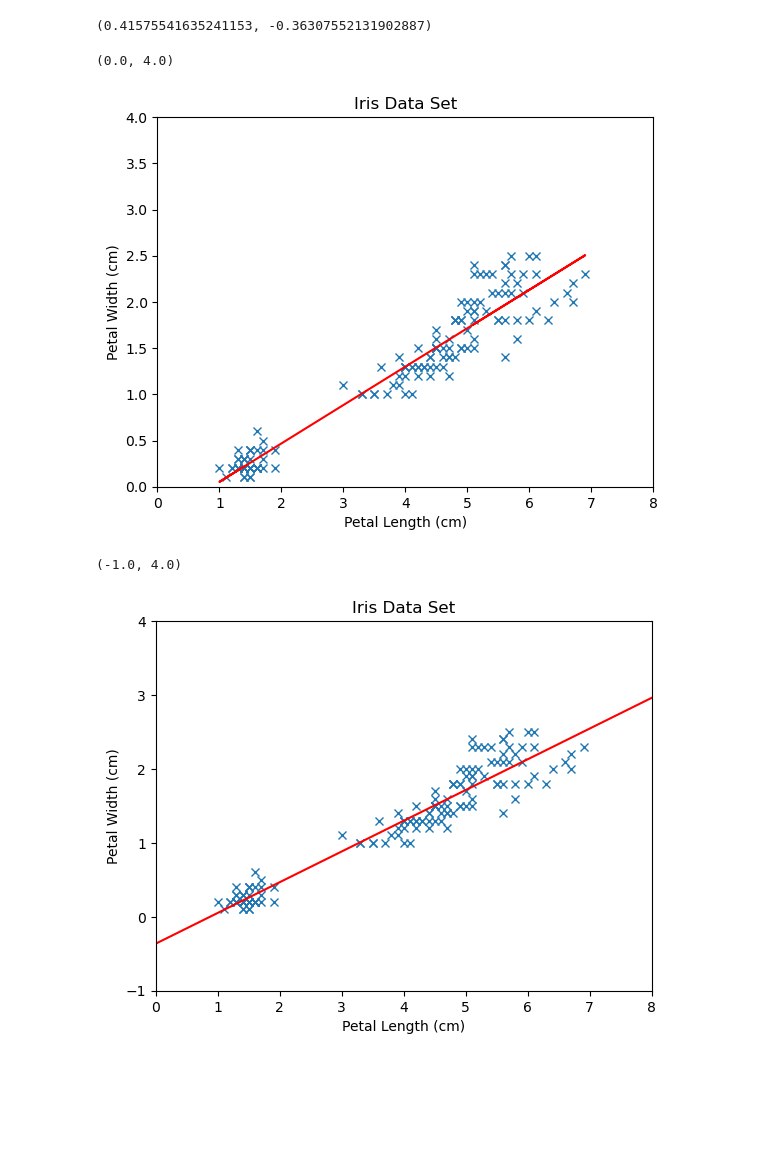
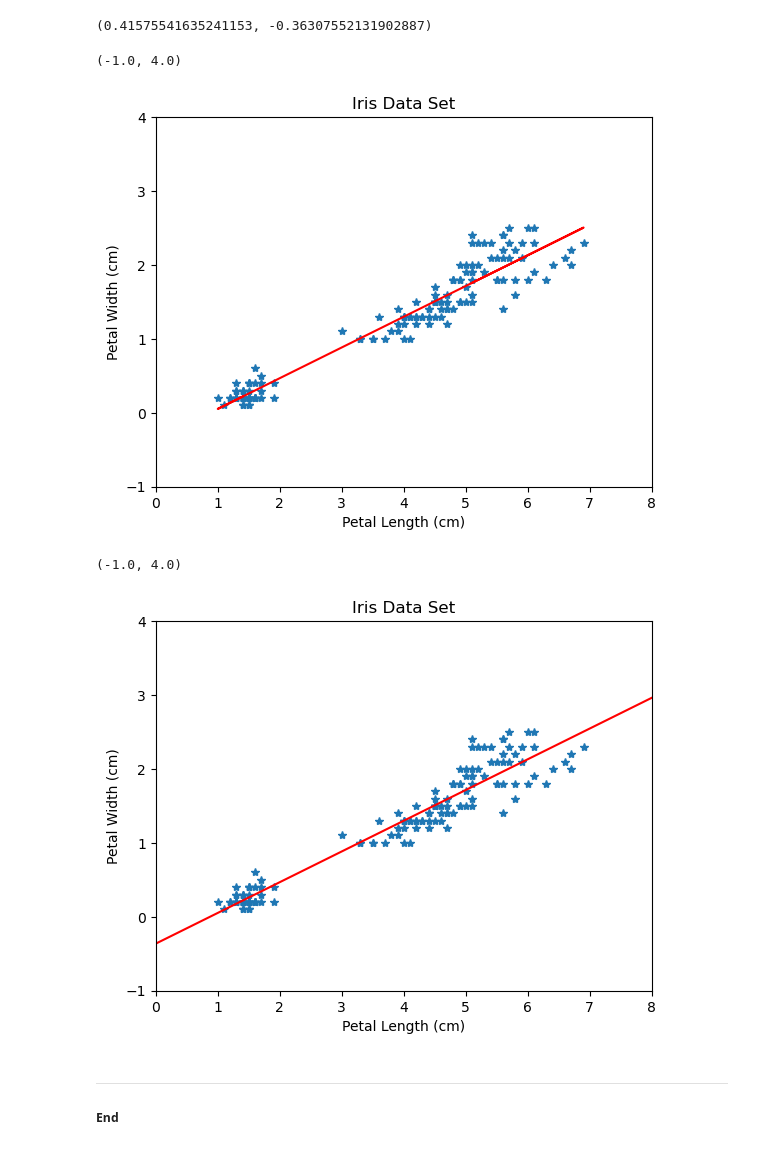
Before and after one commit to galto4/pands-project, a Jupyter notebook: iris.ipynb, the cells around one changed output. Saved outputs shown, nothing was run; the diff lists cells and outputs as text; code cells hidden in the pictures; blank space fills up the shorter version.

Commit message:
First commit with a wide range of testing and sampling

```diff
--- a/iris.ipynb
+++ b/iris.ipynb
@@ -96,0 +43,6 @@ Name: petal_length, Length: 150, dtype: float64
+# %%
+# Read the CSV file from a URL
+iris = pd.read_csv('data.csv') # CSV file created and data loaded directly
+
+# Presenting the first 5 rows
+iris.head()
@@ -96,0 +178,9 @@ Name: petal_length, Length: 150, dtype: float64
+# %%
+# Get just the petal length
+plen = iris['petal_length']
+
+# Show
+print(plen)
+
+# Type
+print(type(plen))
@@ -115,7 +219,7 @@ array([1.4, 1.4, 1.3, 1.5, 1.4, 1.7, 1.4, 1.5, 1.4, 1.5, 1.5, 1.6, 1.4,
        5.9, 5.7, 5.2, 5. , 5.2, 5.4, 5.1])
 # %%
 # Get just the petal width
-pwidth = df['petal_width'].to_numpy()
+pwidth = iris['petal_width'].to_numpy()
 
 # Show
 pwidth
@@ -170,28 +274,28 @@ m, c
 # %%
 # Create a new figure and set of axis
 fig, ax = plt.subplots()
 
 # Simple Plot
-ax.plot(plen, pwidth, 'x')
+ax.plot(plen, pwidth, '*')
 
 # Simple Plot
 ax.plot(plen, m * plen + c, 'r-')
 
 # Add Axis labels
 ax.set_xlabel('Petal Length (cm)')
 ax.set_ylabel('Petal Width (cm)')
 
 # Title
 ax.set_title('Iris Data Set')
 
 # Set X Limits
 ax.set_xlim(0.0, 8.0)
 
 # Set Y Limits
-ax.set_ylim(0.0, 4.0)
+ax.set_ylim(-1.0, 4.0)
 # %% [output]
-(0.0, 4.0)
+(-1.0, 4.0)
-[figure, old version]
+[figure, new version]
 # %%
 # X values for best fit line.
 bf_x = np.linspace(0.0, 8.0, 100)
@@ -203,7 +307,7 @@ bf_y = m * bf_x + c
 fig, ax = plt.subplots()
 
 # Simple Plot
-ax.plot(plen, pwidth, 'x')
+ax.plot(plen, pwidth, '*')
 
 # Simple Plot
 ax.plot(bf_x, bf_y, 'r-')
@@ -222,4 +326,8 @@ ax.set_xlim(0.0, 8.0)
 ax.set_ylim(-1.0, 4.0)
 # %% [output]
 (-1.0, 4.0)
-[figure, old version]
+[figure, new version]
+# %% [markdown]
+***
+
+##### End
```
Also changed, not shown: parts of 41 cells of this notebook, 2 other files.
